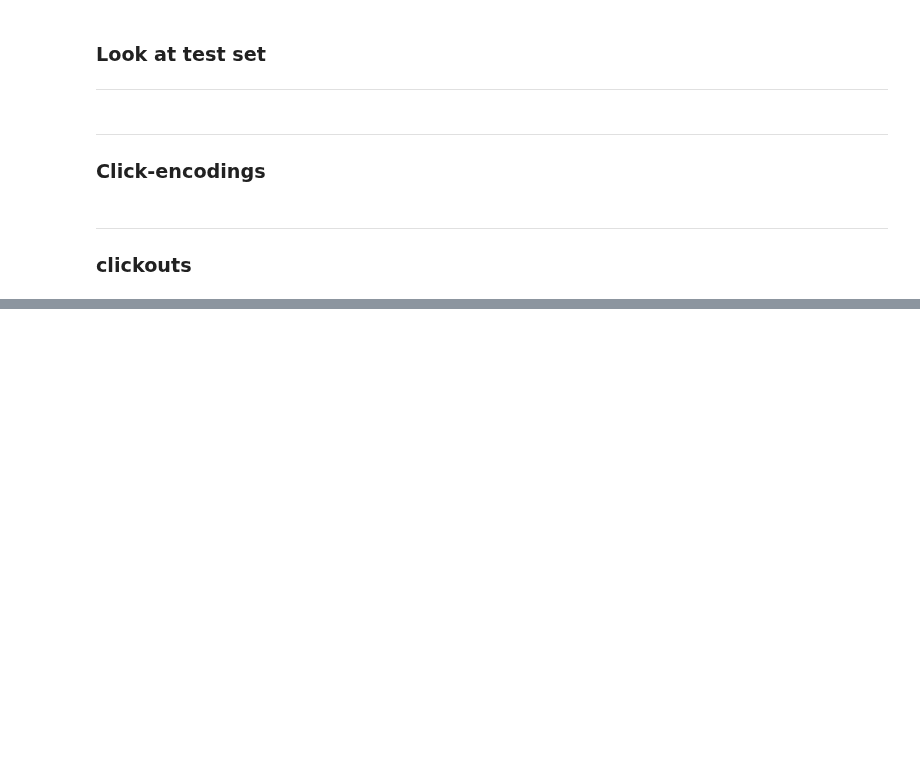
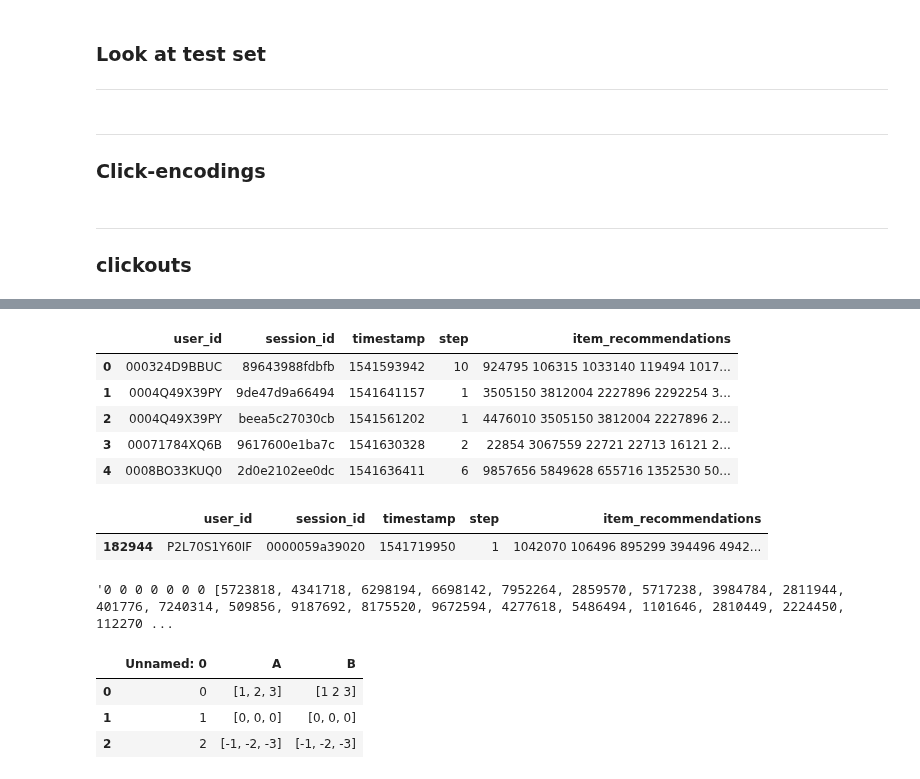
Before and after one commit to samshipengs/naps, a Jupyter notebook: playground.ipynb, the cells around one changed output, grey strips where cells are left out. Drawn from its saved outputs; the diff is of its cells as text; code cells hidden in the pictures; blank space fills up the shorter version.

```diff
--- a/playground.ipynb
+++ b/playground.ipynb
@@ -214,0 +317,18 @@ ctn
+# %%
+s.head()
+# %% [output]
+|  | user_id | session_id | timestamp | step | item_recommendations |
+| 0 | 000324D9BBUC | 89643988fdbfb | 1541593942 | 10 | 924795 106315 1033140 119494 1017... |
+| 1 | 0004Q49X39PY | 9de47d9a66494 | 1541641157 | 1 | 3505150 3812004 2227896 2292254 3... |
+| 2 | 0004Q49X39PY | beea5c27030cb | 1541561202 | 1 | 4476010 3505150 3812004 2227896 2... |
+| 3 | 00071784XQ6B | 9617600e1ba7c | 1541630328 | 2 | 22854 3067559 22721 22713 16121 2... |
+| 4 | 0008BO33KUQ0 | 2d0e2102ee0dc | 1541636411 | 6 | 9857656 5849628 655716 1352530 50... |
+# %%
+s[s.session_id=='0000059a39020']
+# %% [output]
+|  | user_id | session_id | timestamp | step | item_recommendations |
+| 182944 | P2L70S1Y60IF | 0000059a39020 | 1541719950 | 1 | 1042070 106496 895299 394496 4942... |
+# %%
+to_sub.iloc[4].item_recommendations
+# %% [output]
+'0 0 0 0 0 0 0 [5723818, 4341718, 6298194, 6698142, 7952264, 2859570, 5717238, 3984784, 2811944, 401776, 7240314, 509856, 9187692, 8175520, 9672594, 4277618, 5486494, 1101646, 2810449, 2224450, 112270 ...
@@ -214,0 +339,7 @@ ctn
+# %%
+pd.read_csv('./dummy.csv')
+# %% [output]
+|  | Unnamed: 0 | A | B |
+| 0 | 0 | [1, 2, 3] | [1 2 3] |
+| 1 | 1 | [0, 0, 0] | [0, 0, 0] |
+| 2 | 2 | [-1, -2, -3] | [-1, -2, -3] |
```
Also changed, not shown: parts of 22 cells of this notebook, 4 other files.
